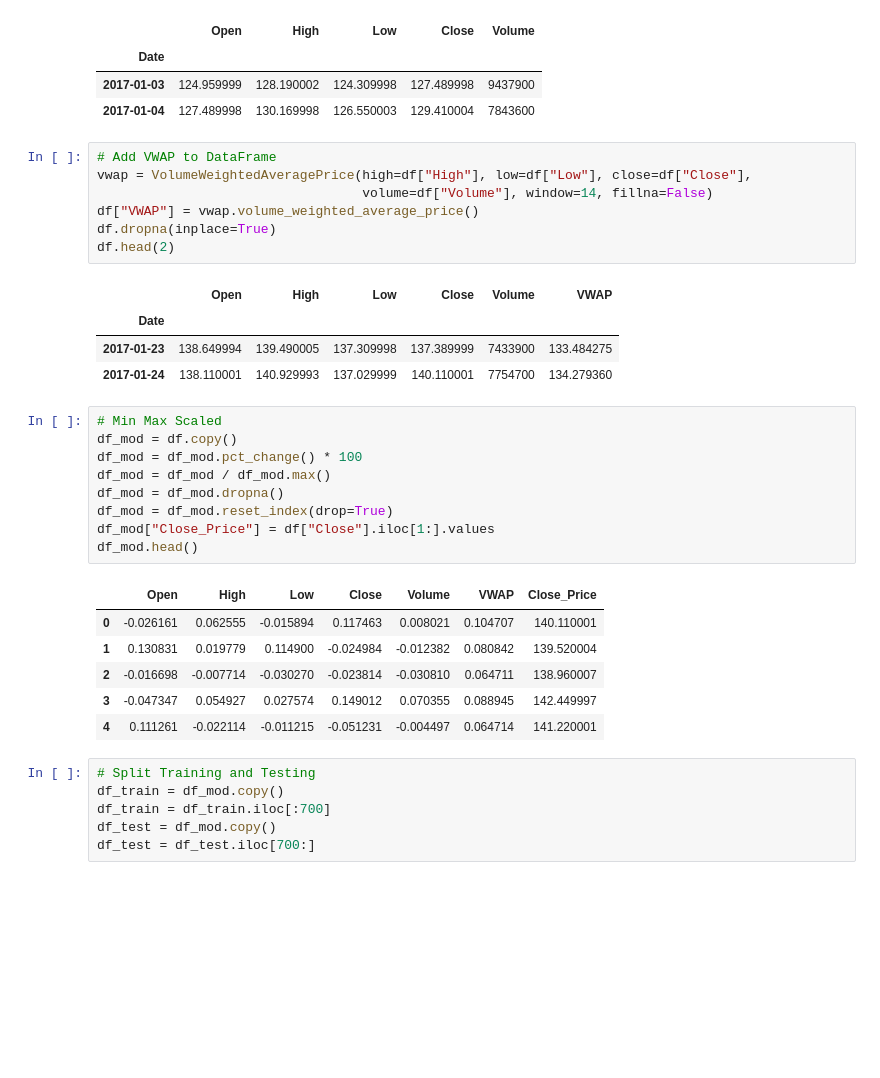
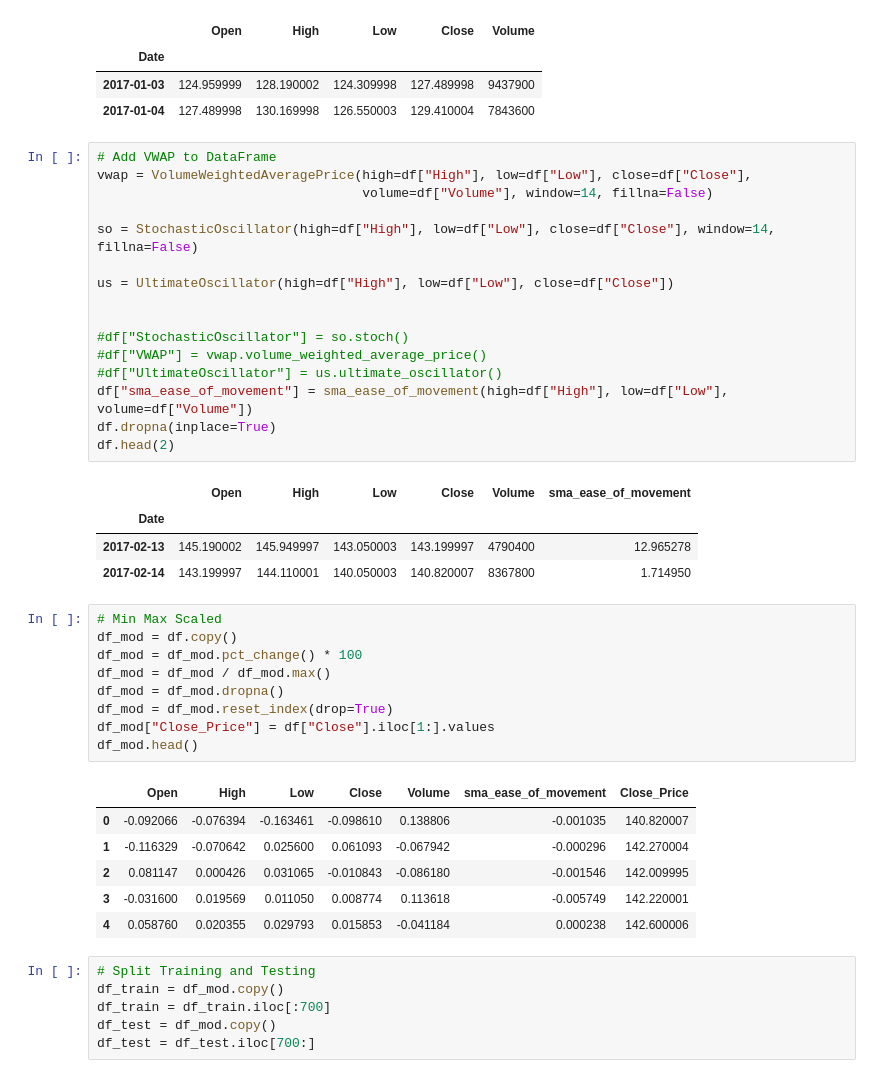
Before and after one commit to paulica28/PPO_Trader, a Jupyter notebook: PPO_3.ipynb, the cells around one changed output. Drawn from its saved outputs; the diff is of its cells as text; blank space fills up the shorter version.

```diff
--- a/PPO_3.ipynb
+++ b/PPO_3.ipynb
@@ -40,15 +41,24 @@ df.head(2)
 # %%
 # Add VWAP to DataFrame
 vwap = VolumeWeightedAveragePrice(high=df["High"], low=df["Low"], close=df["Close"],
                                   volume=df["Volume"], window=14, fillna=False)
-df["VWAP"] = vwap.volume_weighted_average_price()
+
+so = StochasticOscillator(high=df["High"], low=df["Low"], close=df["Close"], window=14, fillna=False)
+
+us = UltimateOscillator(high=df["High"], low=df["Low"], close=df["Close"])
+
+
+#df["StochasticOscillator"] = so.stoch()
+#df["VWAP"] = vwap.volume_weighted_average_price()
+#df["UltimateOscillator"] = us.ultimate_oscillator()
+df["sma_ease_of_movement"] = sma_ease_of_movement(high=df["High"], low=df["Low"], volume=df["Volume"])
 df.dropna(inplace=True)
 df.head(2)
 # %% [output]
-|  | Open | High | Low | Close | Volume | VWAP |
+|  | Open | High | Low | Close | Volume | sma_ease_of_movement |
 | Date |  |  |  |  |  |  |
-| 2017-01-23 | 138.649994 | 139.490005 | 137.309998 | 137.389999 | 7433900 | 133.484275 |
-| 2017-01-24 | 138.110001 | 140.929993 | 137.029999 | 140.110001 | 7754700 | 134.279360 |
+| 2017-02-13 | 145.190002 | 145.949997 | 143.050003 | 143.199997 | 4790400 | 12.965278 |
+| 2017-02-14 | 143.199997 | 144.110001 | 140.050003 | 140.820007 | 8367800 | 1.714950 |
 # %%
 # Min Max Scaled
 df_mod = df.copy()
@@ -59,12 +69,12 @@ df_mod = df_mod.reset_index(drop=True)
 df_mod["Close_Price"] = df["Close"].iloc[1:].values
 df_mod.head()
 # %% [output]
-|  | Open | High | Low | Close | Volume | VWAP | Close_Price |
-| 0 | -0.026161 | 0.062555 | -0.015894 | 0.117463 | 0.008021 | 0.104707 | 140.110001 |
-| 1 | 0.130831 | 0.019779 | 0.114900 | -0.024984 | -0.012382 | 0.080842 | 139.520004 |
-| 2 | -0.016698 | -0.007714 | -0.030270 | -0.023814 | -0.030810 | 0.064711 | 138.960007 |
-| 3 | -0.047347 | 0.054927 | 0.027574 | 0.149012 | 0.070355 | 0.088945 | 142.449997 |
-| 4 | 0.111261 | -0.022114 | -0.011215 | -0.051231 | -0.004497 | 0.064714 | 141.220001 |
+|  | Open | High | Low | Close | Volume | sma_ease_of_movement | Close_Price |
+| 0 | -0.092066 | -0.076394 | -0.163461 | -0.098610 | 0.138806 | -0.001035 | 140.820007 |
+| 1 | -0.116329 | -0.070642 | 0.025600 | 0.061093 | -0.067942 | -0.000296 | 142.270004 |
+| 2 | 0.081147 | 0.000426 | 0.031065 | -0.010843 | -0.086180 | -0.001546 | 142.009995 |
+| 3 | -0.031600 | 0.019569 | 0.011050 | 0.008774 | 0.113618 | -0.005749 | 142.220001 |
+| 4 | 0.058760 | 0.020355 | 0.029793 | 0.015853 | -0.041184 | 0.000238 | 142.600006 |
 # %%
 # Split Training and Testing
 df_train = df_mod.copy()
```
Also changed, not shown: parts of 11 cells of this notebook.
